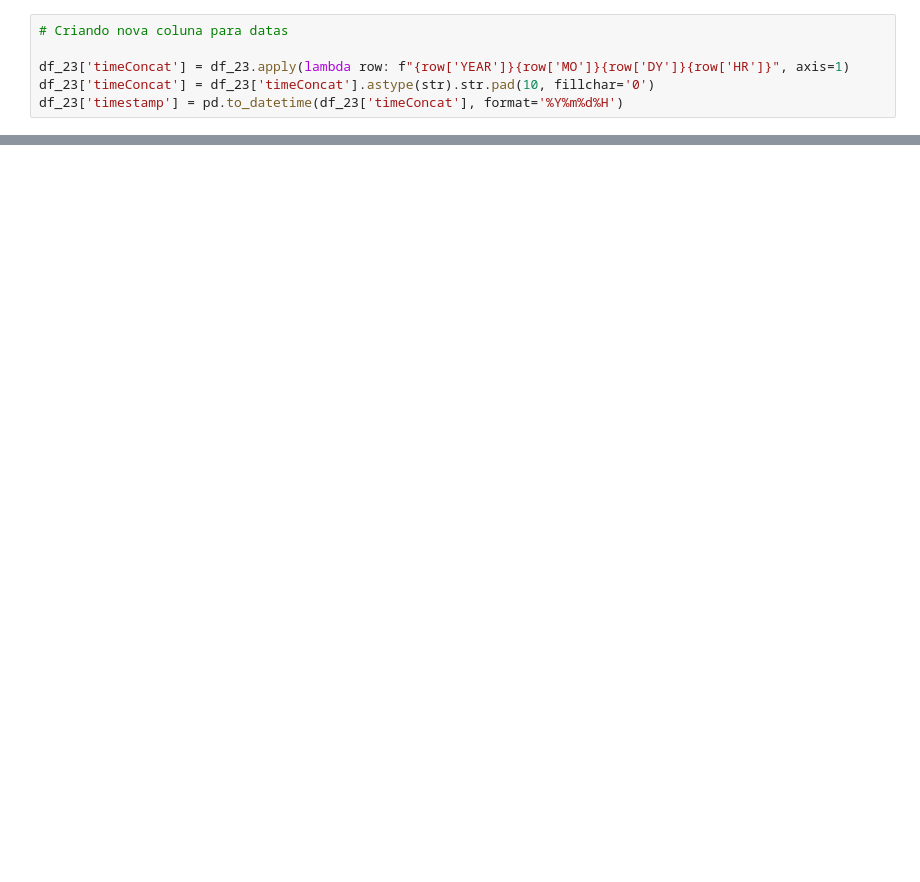
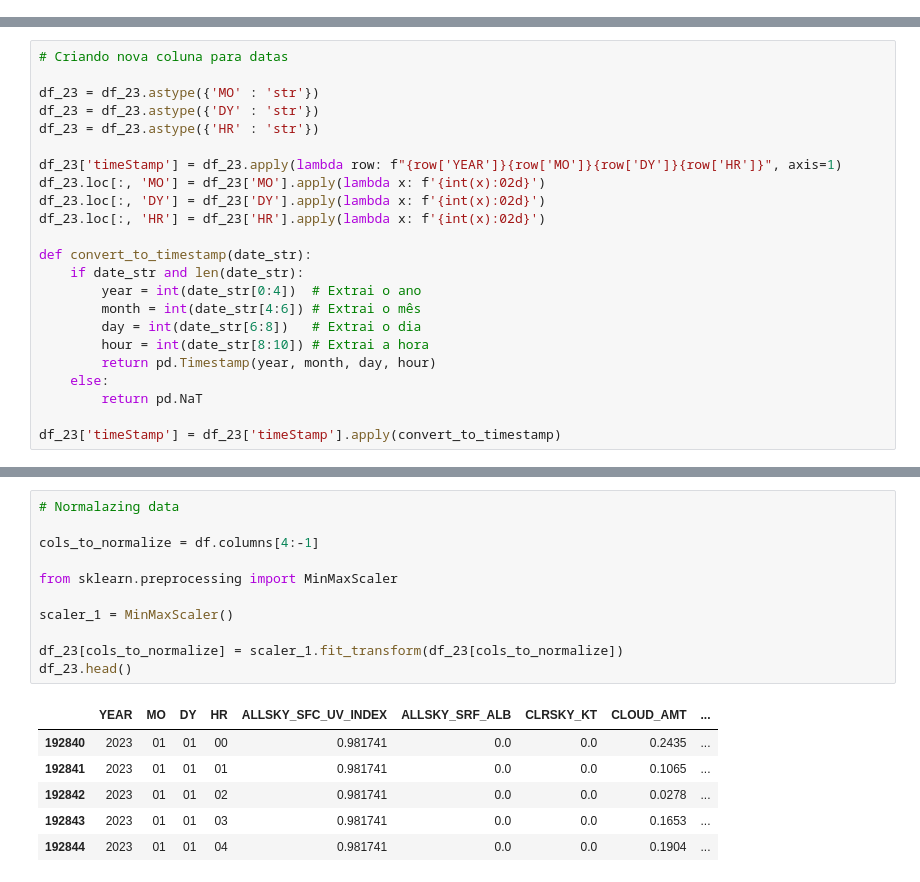
Before and after one commit to NSG0409/pfc, a Jupyter notebook: teste4.ipynb, the cells around one changed output, grey strips where cells are left out. Cells and saved outputs as stored; diff of their text form; blank space fills up the shorter version.

Commit message:
Plot, normalizacao e criacao de timeStamp

```diff
--- a/teste4.ipynb
+++ b/teste4.ipynb
@@ -28,6 +43,0 @@ df_23
-# %%
-# Criando nova coluna para datas
-
-df_23['timeConcat'] = df_23.apply(lambda row: f"{row['YEAR']}{row['MO']}{row['DY']}{row['HR']}", axis=1)
-df_23['timeConcat'] = df_23['timeConcat'].astype(str).str.pad(10, fillchar='0')
-df_23['timestamp'] = pd.to_datetime(df_23['timeConcat'], format='%Y%m%d%H')
@@ -123 +44,24 @@ for column in colunas_plotar:
+# %%
+# Criando nova coluna para datas
+
+df_23 = df_23.astype({'MO' : 'str'})
+df_23 = df_23.astype({'DY' : 'str'})
+df_23 = df_23.astype({'HR' : 'str'})
+
+df_23['timeStamp'] = df_23.apply(lambda row: f"{row['YEAR']}{row['MO']}{row['DY']}{row['HR']}", axis=1)
+df_23.loc[:, 'MO'] = df_23['MO'].apply(lambda x: f'{int(x):02d}')
+df_23.loc[:, 'DY'] = df_23['DY'].apply(lambda x: f'{int(x):02d}')
+df_23.loc[:, 'HR'] = df_23['HR'].apply(lambda x: f'{int(x):02d}')
+
+def convert_to_timestamp(date_str):
+    if date_str and len(date_str):
+        year = int(date_str[0:4])  # Extrai o ano
+        month = int(date_str[4:6]) # Extrai o mês
+        day = int(date_str[6:8])   # Extrai o dia
+        hour = int(date_str[8:10]) # Extrai a hora
+        return pd.Timestamp(year, month, day, hour)
+    else:
+        return pd.NaT
+
+df_23['timeStamp'] = df_23['timeStamp'].apply(convert_to_timestamp)
 # %%
@@ -131,0 +105,18 @@ Index([192840, 192841, 192842, 192843, 192844, 192845, 192846, 192847, 192848,
+# %%
+# Normalazing data
+
+cols_to_normalize = df.columns[4:-1]
+
+from sklearn.preprocessing import MinMaxScaler
+
+scaler_1 = MinMaxScaler()
+
+df_23[cols_to_normalize] = scaler_1.fit_transform(df_23[cols_to_normalize])
+df_23.head()
+# %% [output]
+|  | YEAR | MO | DY | HR | ALLSKY_SFC_UV_INDEX | ALLSKY_SRF_ALB | CLRSKY_KT | CLOUD_AMT | ... |
+| 192840 | 2023 | 01 | 01 | 00 | 0.981741 | 0.0 | 0.0 | 0.2435 | ... |
+| 192841 | 2023 | 01 | 01 | 01 | 0.981741 | 0.0 | 0.0 | 0.1065 | ... |
+| 192842 | 2023 | 01 | 01 | 02 | 0.981741 | 0.0 | 0.0 | 0.0278 | ... |
+| 192843 | 2023 | 01 | 01 | 03 | 0.981741 | 0.0 | 0.0 | 0.1653 | ... |
+| 192844 | 2023 | 01 | 01 | 04 | 0.981741 | 0.0 | 0.0 | 0.1904 | ... |
```
Also changed, not shown: parts of 10 cells of this notebook.
